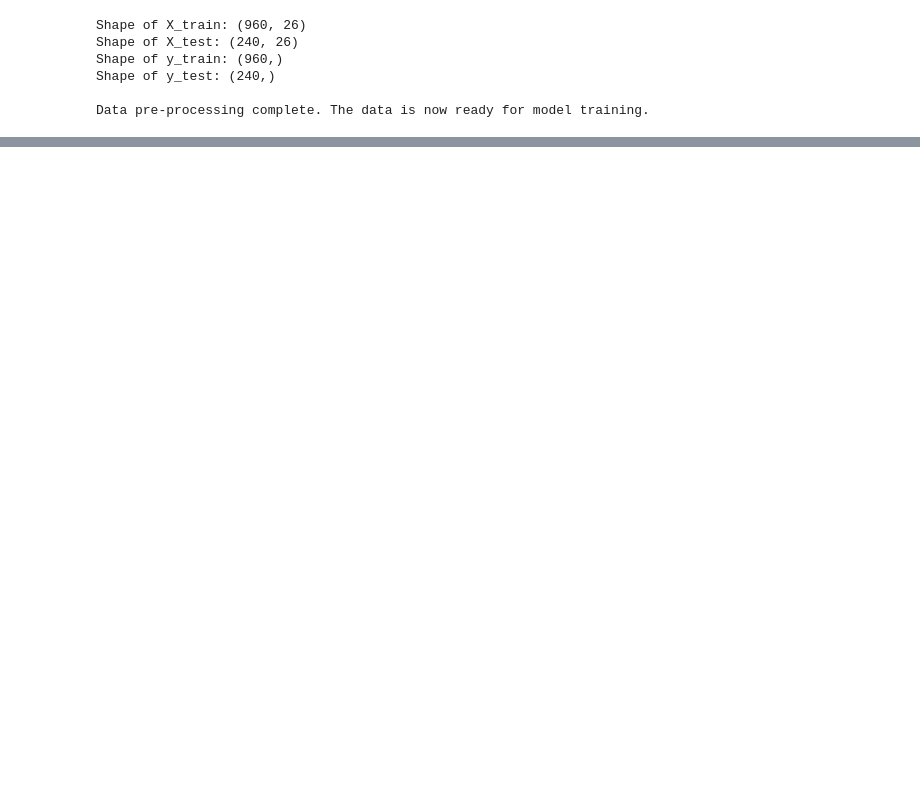
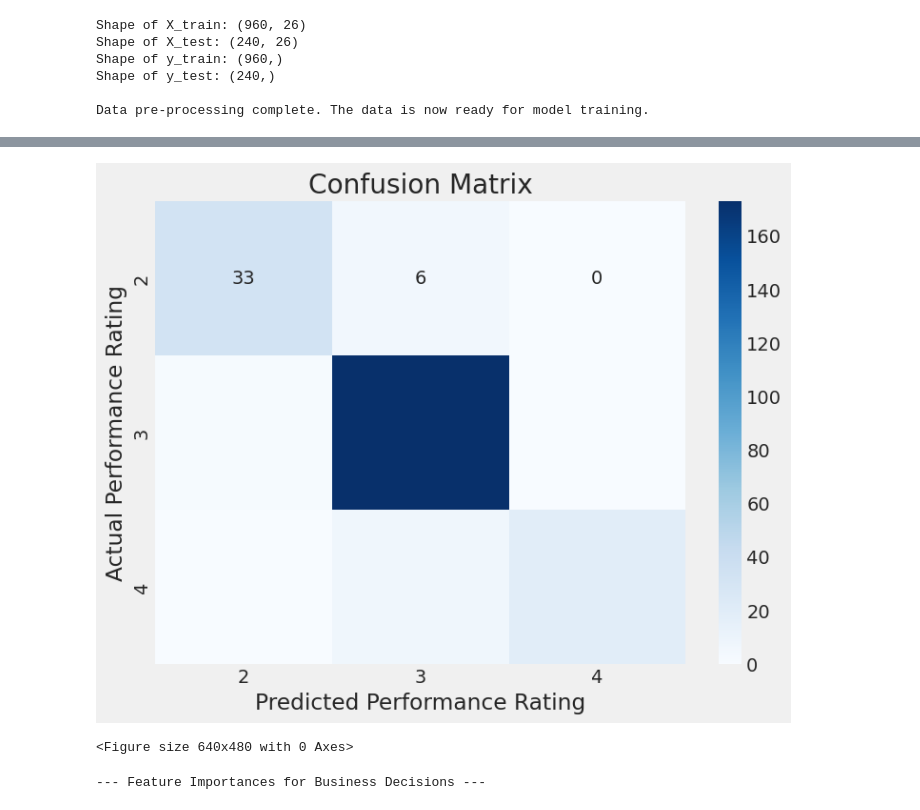
Before and after one commit to shwethajgowda25/CAPSTONE-EmployeePerformancePrediction-Project, a Jupyter notebook: CapStone_EmployeePerformancePrediction_EDA.ipynb, the cells around one changed output, grey strips where cells are left out. Drawn from its saved outputs; the diff is of its cells as text; code cells hidden in the pictures; blank space fills up the shorter version.

Commit message:
baseline model and next steps defined

```diff
--- a/CapStone_EmployeePerformancePrediction_EDA.ipynb
+++ b/CapStone_EmployeePerformancePrediction_EDA.ipynb
@@ -243,3 +267,8 @@ Shape of y_train: (960,)
 Shape of y_test: (240,)
 
 Data pre-processing complete. The data is now ready for model training.
+# %%
+# --- Step 6: Build and Train the Base Model ---
+model = RandomForestClassifier(n_estimators=100, random_state=42)
+model.fit(X_train, y_train)
+print("\nRandom Forest Classifier model trained successfully.")
@@ -245,0 +277,8 @@ Data pre-processing complete. The data is now ready for model training.
+# %%
+# --- Step 7: Model Evaluation and Performance Metrics ---
+y_pred = model.predict(X_test)
+
+print("\n--- Model Performance Metrics ---")
+print(f"Accuracy: {accuracy_score(y_test, y_pred):.2f}")
+print("\nClassification Report:")
+print(classification_report(y_test, y_pred))
@@ -245,0 +299,20 @@ Data pre-processing complete. The data is now ready for model training.
+# %%
+# Confusion Matrix to visualize model performance
+cm = confusion_matrix(y_test, y_pred)
+plt.figure(figsize=(8, 6))
+sns.heatmap(cm, annot=True, fmt='d', cmap='Blues', xticklabels=sorted(y.unique()), yticklabels=sorted(y.unique()))
+plt.title('Confusion Matrix')
+plt.xlabel('Predicted Performance Rating')
+plt.ylabel('Actual Performance Rating')
+plt.show()
+plt.savefig('images/confusion_matrix.png')
+# %% [output]
+[figure, added]
+<Figure size 640x480 with 0 Axes>
+# %%
+# --- Step 8: Feature Importance for Business Decisions ---
+print("\n--- Feature Importances for Business Decisions ---")
+feature_importances = pd.Series(model.feature_importances_, index=X.columns)
+sorted_features = feature_importances.sort_values(ascending=False)
+# %% [output]
+--- Feature Importances for Business Decisions ---
```
Also changed, not shown: parts of 13 cells of this notebook, 10 other files.
